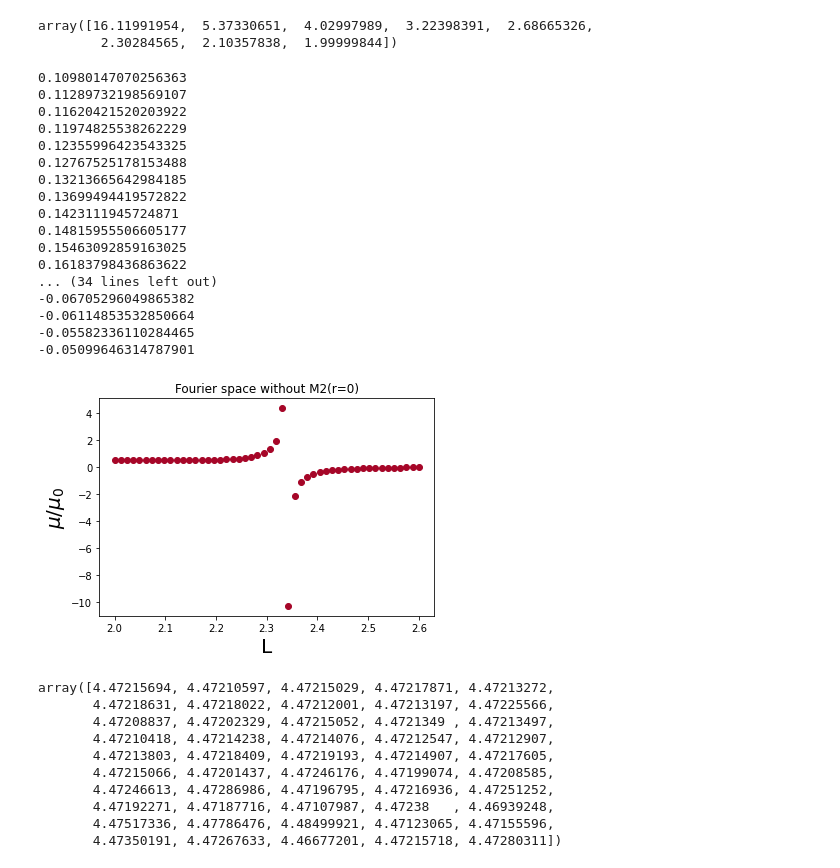
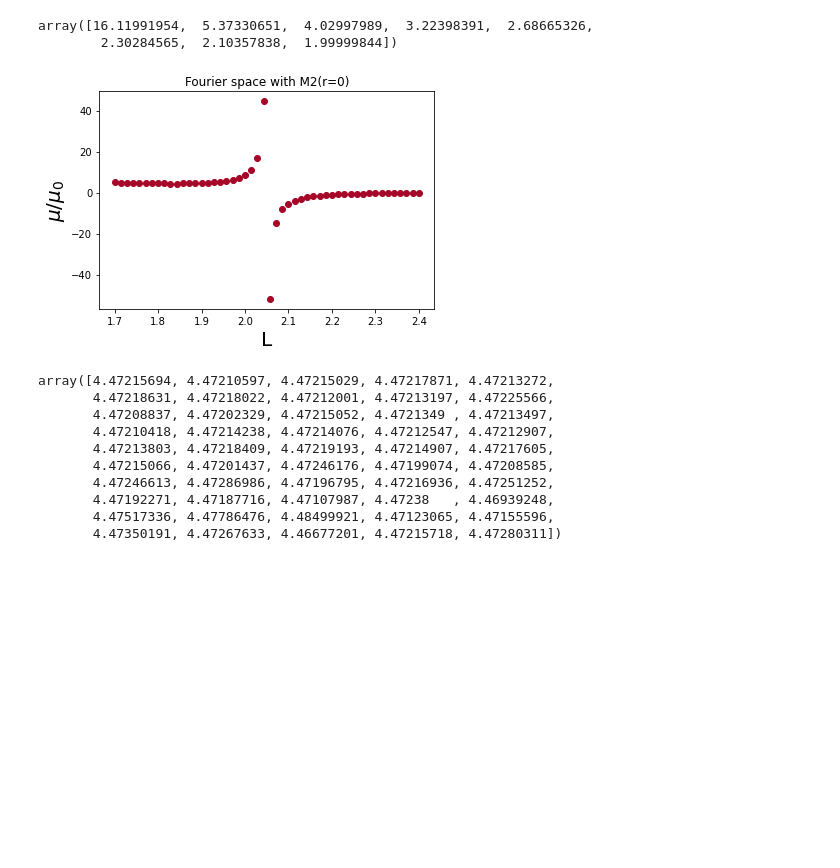
Before and after one commit to rajeshrinet/pystokes, a Jupyter notebook: examples/test-gt/periodic/sedimentingLattice.ipynb, the cells around one changed output. Saved outputs shown, nothing was run; the diff lists cells and outputs as text; code cells hidden in the pictures; blank space fills up the shorter version.

Commit message:
first attempt: general M2(r=0) computation and subtraction. Singularity of Fourier space shifted, but not yet lifted

```diff
--- a/examples/test-gt/periodic/sedimentingLattice.ipynb
+++ b/examples/test-gt/periodic/sedimentingLattice.ipynb
@@ -42,7 +42,7 @@ array([16.11991954,  5.37330651,  4.02997989,  3.22398391,  2.68665326,
 # Deafult value of xi = sqrt(pi)/L
 b=1.
 
-L=np.linspace(2.,2.6)
+L=np.linspace(1.7,2.4)
 
 vv  = np.zeros(np.size(L))
 phi = np.zeros(np.size(L) )
@@ -54,52 +54,35 @@ phi = (4*np.pi*b**3)/(3*L**3)
 
 
 for i in range(np.size(L)):
     v = v*0
     F = F*0
 
     r[0], r[1], r[2] = 0.0, 0.0, 0.0
 
     F[2] = -1  ## gravity
 
     Rbm = solvePeriodic.Rbm(b, eta, L[i], xi=sqrt(pi)/L[i])
     Rbm.krylovSolve(v, o, F, T, S, D)
     #print(v)
 
     mu00 = mu*F[2]
     vv[i] = v[2]/mu00
 
 
 #exR = [.825, .498, .356, .233, .134, .065, 0.036, 0.024]
-plt.title('Fourier space without M2(r=0)')
+plt.title('Fourier space with M2(r=0)')
 #plt.plot(phi, exR, 'd', color="#348ABD", label='Zick and Homsy')
 plt.plot(L, vv, 'o', color="#A60628", label='Simulation')
 
 plt.xlabel(r'L', fontsize=20); plt.ylabel(r'$\mu/\mu_0$', fontsize=20)
 #plt.legend(loc='upper right', shadow=True)
 plt.show()
 
 # print ('volume fraction   simulation\t Zick & Homsy (1982)')
 # for i in range(np.size(L)):
 #     print ('%1.3f\t\t  %1.3f\t\t %1.3f\t'%(phi[i], vv[i], exR[i] ))
 # %% [output]
-0.10980147070256363
-0.11289732198569107
-0.11620421520203922
-0.11974825538262229
-0.12355996423543325
-0.12767525178153488
-0.13213665642984185
-0.13699494419572822
-0.1423111945724871
-0.14815955506605177
-0.15463092859163025
-0.16183798436863622
-... (34 lines left out)
--0.06705296049865382
--0.06114853532850664
--0.05582336110284465
--0.05099646314787901
-[figure, old version]
+[figure, new version]
 # %%
 ## weird step change - is this due to Krylov solver? Try direct solver
 
```
Also changed, not shown: 7 other files.
